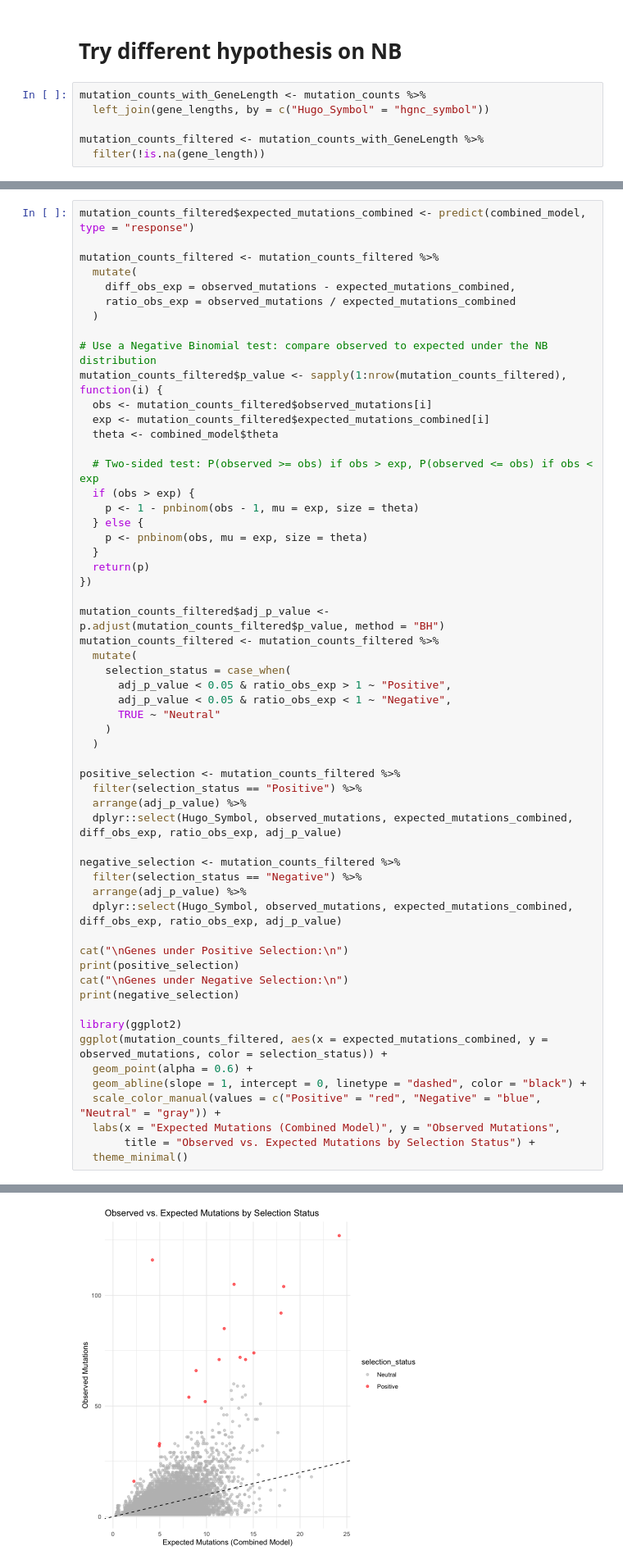
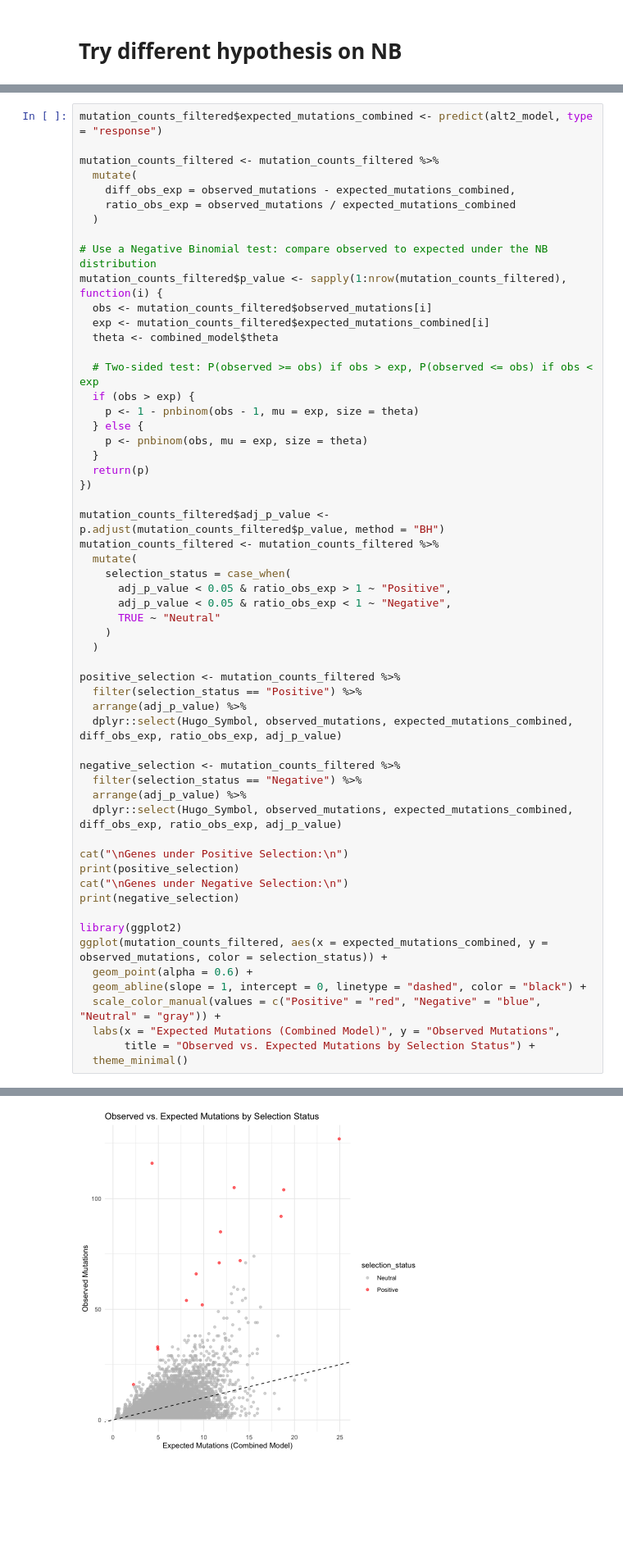
Before and after one commit to anl078/ECE204Repo, a Jupyter notebook: project2/Project2_R.ipynb, the cells around one changed output, grey strips where cells are left out. Shown at 82% size. Drawn from its saved outputs; the diff is of its cells as text; blank space fills up the shorter version.

```diff
--- a/project2/Project2_R.ipynb
+++ b/project2/Project2_R.ipynb
@@ -319,8 +345,2 @@ ggplot(class_counts_df, aes(x = Selection_Class, y = Count, fill = Selection_Cla
 # %% [markdown]
 # Try different hypothesis on NB
-# %%
-mutation_counts_with_GeneLength <- mutation_counts %>%
-  left_join(gene_lengths, by = c("Hugo_Symbol" = "hgnc_symbol"))
-
-mutation_counts_filtered <- mutation_counts_with_GeneLength %>%
-  filter(!is.na(gene_length))
@@ -391,7 +381,7 @@ LR Statistic: 36.792007631593151018023490905762, P-value: 0.00000000131427943682
 Likelihood Ratio Test: Combined vs. Null
 LR Statistic: 84.759404841432115063071250915527, P-value: 0.000000000000000000393304661703
 # %%
-mutation_counts_filtered$expected_mutations_combined <- predict(combined_model, type = "response")
+mutation_counts_filtered$expected_mutations_combined <- predict(alt2_model, type = "response")
 
 mutation_counts_filtered <- mutation_counts_filtered %>%
   mutate(
@@ -464,8 +454,8 @@ Genes under Positive Selection:
 # A tibble: 0 × 6
 # ℹ 6 variables: Hugo_Symbol <chr>, observed_mutations <int>,
 #   expected_mutations_combined <dbl>, diff_obs_exp <dbl>, ratio_obs_exp <dbl>,
 #   adj_p_value <dbl>
-[figure, old version]
+[figure, new version]
 # %% [markdown]
 ## Apply binomial on dN/dS
 # %%
```
Also changed, not shown: parts of 16 cells of this notebook.
